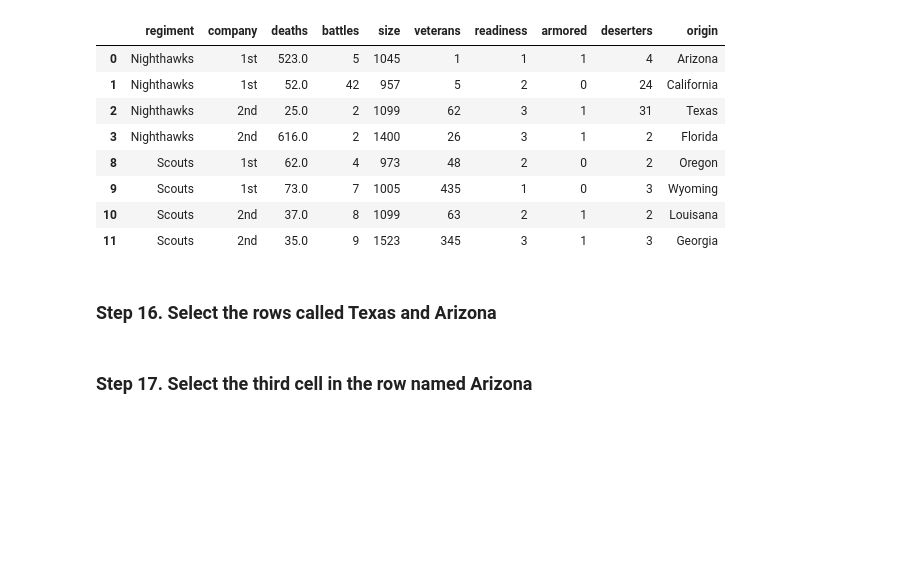
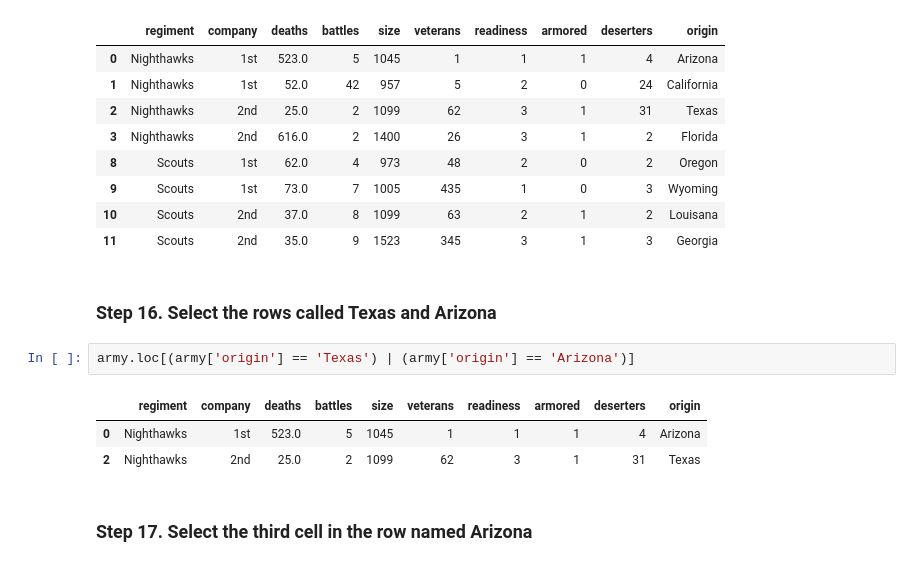
Before and after one commit to Rmalyahya/B5, a Jupyter notebook: student/C2Chap2.6.ipynb, the cells around one changed output. Cells and saved outputs as stored; diff of their text form; blank space fills up the shorter version.

```diff
--- a/student/C2Chap2.6.ipynb
+++ b/student/C2Chap2.6.ipynb
@@ -226,6 +226,12 @@ army[~army['regiment'].isin(['Dragoons'])]
 | 11 | Scouts | 2nd | 35.0 | 9 | 1523 | 345 | 3 | 1 | 3 | Georgia |
 # %% [markdown]
 ### Step 16. Select the rows called Texas and Arizona
+# %%
+army.loc[(army['origin'] == 'Texas') | (army['origin'] == 'Arizona')]
+# %% [output]
+|  | regiment | company | deaths | battles | size | veterans | readiness | armored | deserters | origin |
+| 0 | Nighthawks | 1st | 523.0 | 5 | 1045 | 1 | 1 | 1 | 4 | Arizona |
+| 2 | Nighthawks | 2nd | 25.0 | 2 | 1099 | 62 | 3 | 1 | 31 | Texas |
 # %% [markdown]
 ### Step 17. Select the third cell in the row named Arizona
 # %% [markdown]
```
